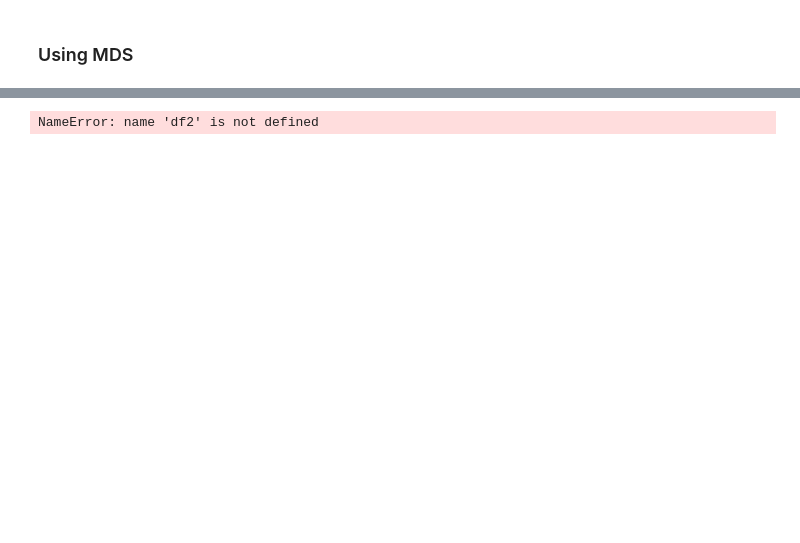
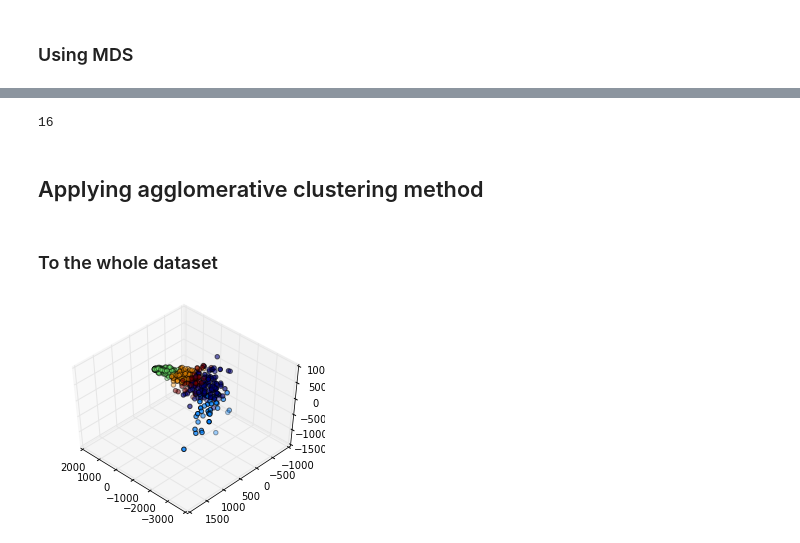
Before and after one commit to Gabriel-Azevedo-Ferreira/TDA-NBA, a Jupyter notebook: notebooks/Reducing dimensionality and applying hierarchical clustering.ipynb, the cells around one changed output, grey strips where cells are left out. Cells and saved outputs as stored; diff of their text form; code cells hidden in the pictures; blank space fills up the shorter version.

```diff
--- a/notebooks/Reducing dimensionality and applying hierarchical clustering.ipynb
+++ b/notebooks/Reducing dimensionality and applying hierarchical clustering.ipynb
@@ -48,8 +77,8 @@ df2 = df.select_dtypes(include=['number'])
 ### Using PCA
 # %%
 from sklearn.decomposition import PCA
-pca = PCA(n_components=7)
+pca = PCA(n_components=6)
 pca.fit(df2)
-pca_df = pca.transform(df2)
+pca_array = pca.transform(df2)
 pca.explained_variance_ratio_
 # %% [output]
@@ -74,2 +102,7 @@ array([[-16.76596746,  -5.01937237,  -4.84078445, ...,  11.08206997,
 # %% [markdown]
 ### Using SVD
+# %%
+from sklearn.decomposition import TruncatedSVD
+svd = TruncatedSVD(n_components=4, n_iter=7, random_state=42)
+svd.fit(df2)
+svd_array = svd.transform(df2)
@@ -78 +175,7 @@ array([[-16.76596746,  -5.01937237,  -4.84078445, ...,  11.08206997,
+# %%
+print len(selected_df.columns)
+# %% [output]
+16
+# %% [markdown]
+## Applying agglomerative clustering method
 # %%
@@ -79,6 +183,17 @@ array([[-16.76596746,  -5.01937237,  -4.84078445, ...,  11.08206997,
 from scipy.cluster.hierarchy import dendrogram, linkage
-# %%
-# generate the linkage matrix
-Z = linkage(df2, 'average')
-# %% [output]
-NameError: name 'df2' is not defined
+# %% [markdown]
+### To the whole dataset
+# %%
+model = AgglomerativeClustering(linkage='ward', n_clusters=5)
+model.fit(df2)
+ward_labels = model.labels_
+from sklearn import decomposition
+pca = decomposition.PCA(n_components=3)
+pca.fit(df2)
+reduced_df = pca.transform(df2)
+fig = plt.figure(1, figsize=(4, 3))
+ax = Axes3D(fig, rect=[0, 0, .95, 1], elev=48, azim=134)
+ax.scatter(reduced_df[:, 0], reduced_df[:, 1], reduced_df[:, 2], c=ward_labels)
+from sklearn.metrics.cluster import adjusted_rand_score
+# %% [output]
+[figure, added]
```
Also changed, not shown: parts of 46 cells of this notebook.
